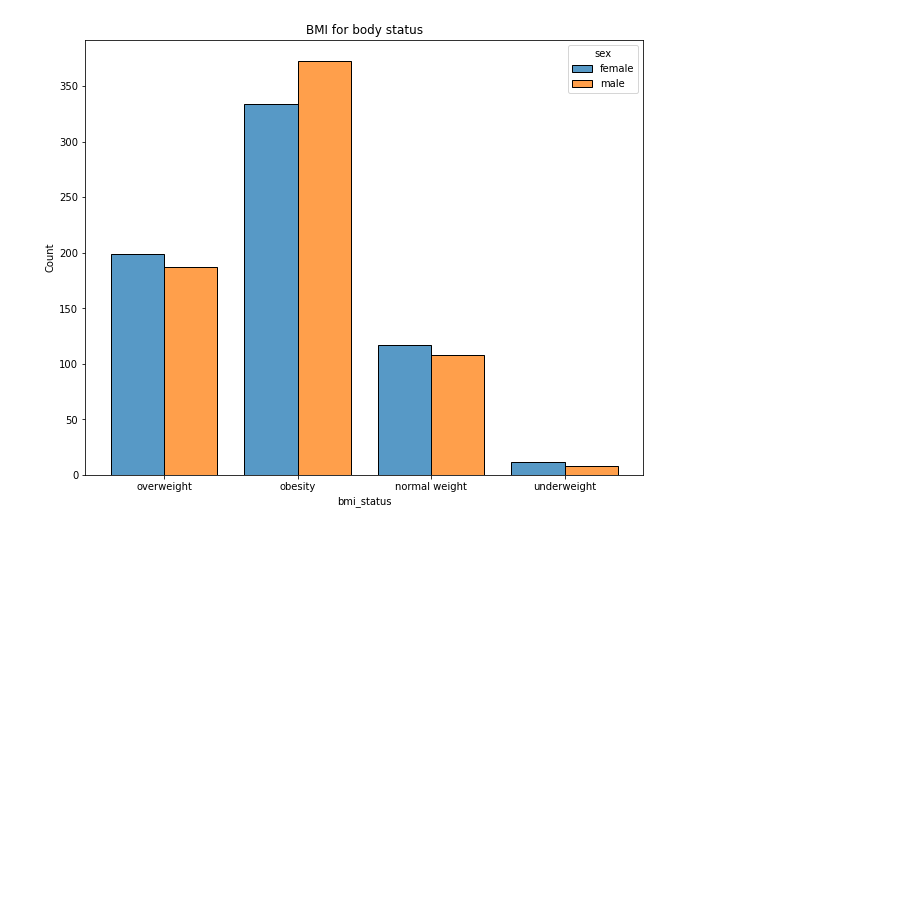
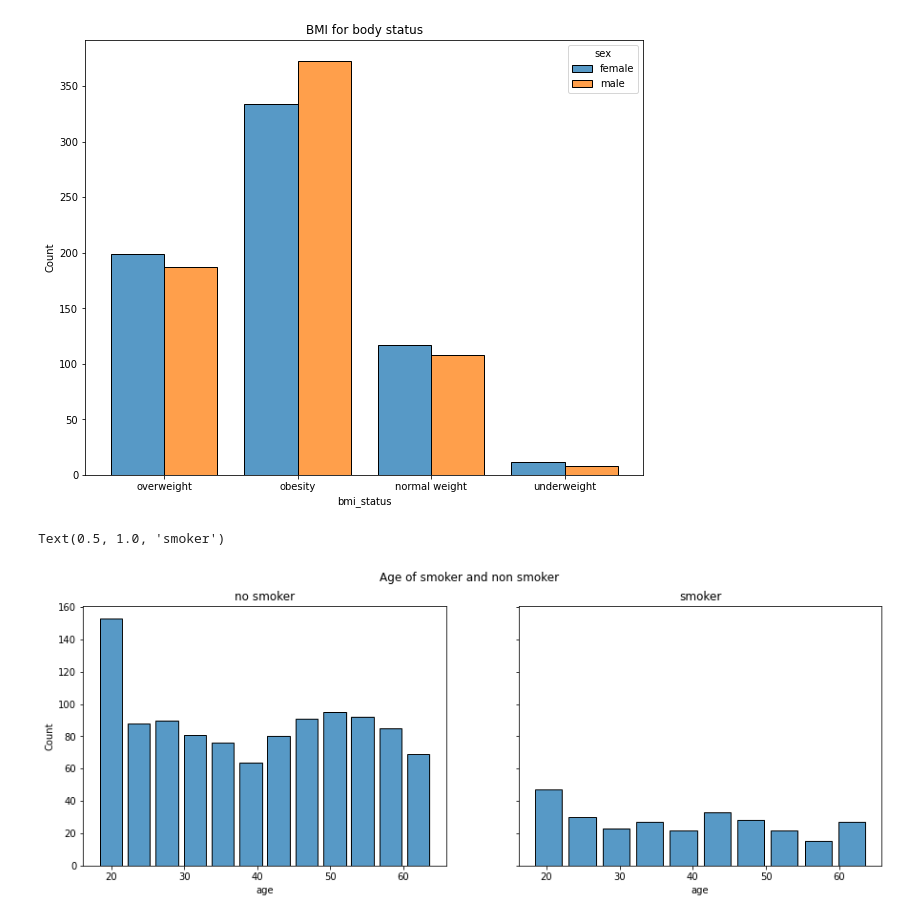
Before and after one commit to lindyc12/insurance_payout, a Jupyter notebook: Explore.ipynb, the cells around one changed output. Cells and saved outputs as stored; diff of their text form; code cells hidden in the pictures; blank space fills up the shorter version.

```diff
--- a/Explore.ipynb
+++ b/Explore.ipynb
@@ -165,3 +165,16 @@ plt.title('BMI for body status')
 sns.histplot(data=df, x="bmi_status", multiple="dodge", hue="sex", shrink=.8);
 # %% [output]
 [figure]
+# %%
+fig, axes = plt.subplots(1, 2, figsize=(15, 5), sharey=True)
+fig.suptitle('Age of smoker and non smoker')
+
+# no smoker
+sns.histplot(data=df[df['smoker'] == 'no'], x="age", multiple="dodge", shrink=.8, ax=axes[0]);
+axes[0].set_title('no smoker');
+# smoker
+sns.histplot(data=df[df['smoker'] == 'yes'], x="age", multiple="dodge", shrink=.8, ax=axes[1]);
+axes[1].set_title('smoker')
+# %% [output]
+Text(0.5, 1.0, 'smoker')
+[figure, added]
```
